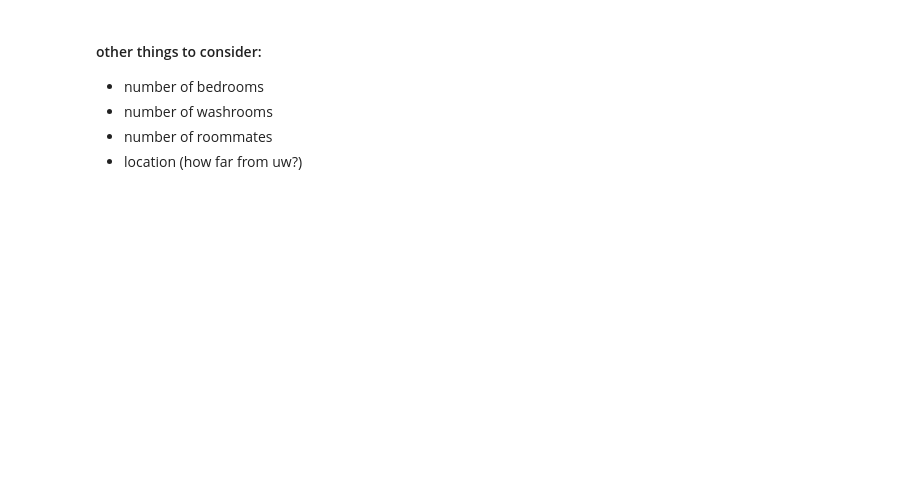
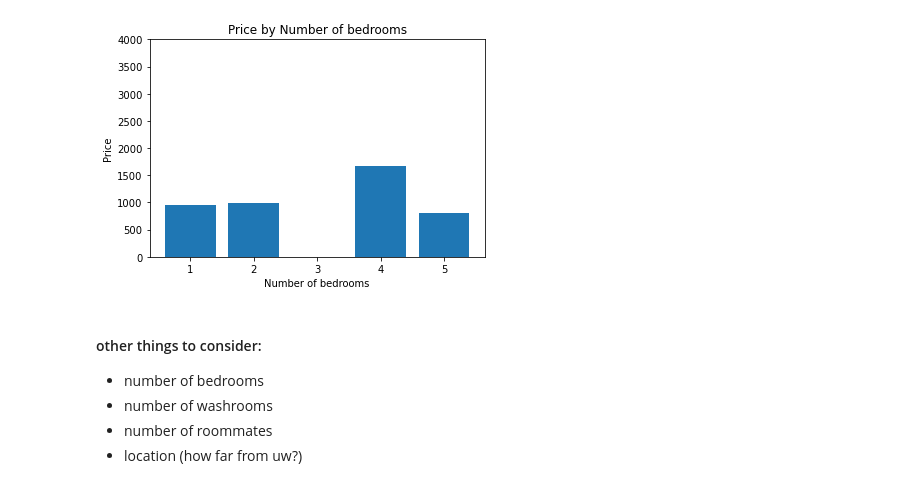
Before and after one commit to iriskimm/uw-student-housing, a Jupyter notebook: facebook_scraper.ipynb, the cells around one changed output. Cells and saved outputs as stored; diff of their text form; code cells hidden in the pictures; blank space fills up the shorter version.

```diff
--- a/facebook_scraper.ipynb
+++ b/facebook_scraper.ipynb
@@ -101,3 +183,12 @@ df = pd.DataFrame()
+# %%
+plt.bar(price_by_bedroom.keys(), price_by_bedroom.values())
+plt.ylim(0, 4000)
+plt.title("Price by Number of bedrooms")
+plt.xlabel('Number of bedrooms')
+plt.ylabel('Price')
+plt.show()
+# %% [output]
+[figure, added]
 # %% [markdown]
 #### other things to consider:
 - number of bedrooms
```
Also changed, not shown: parts of 17 cells of this notebook, 1 other file.
